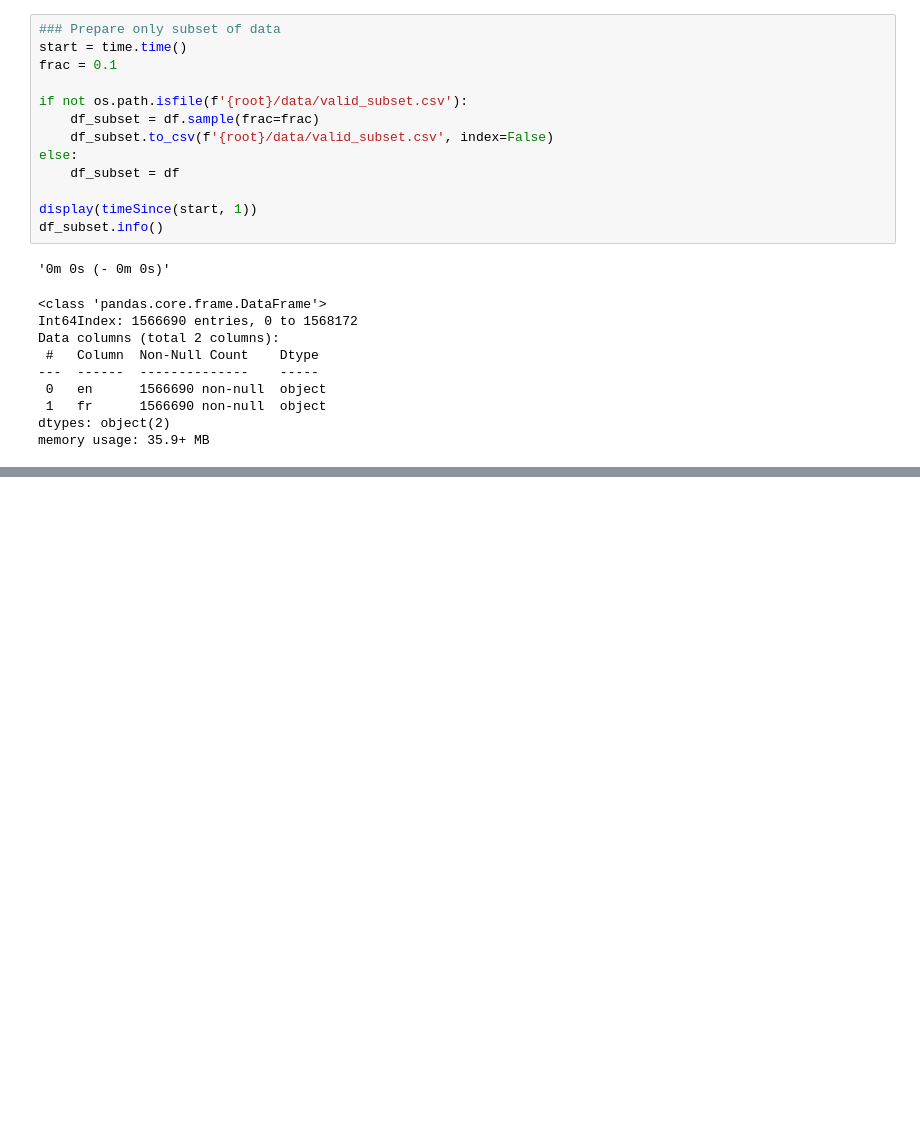
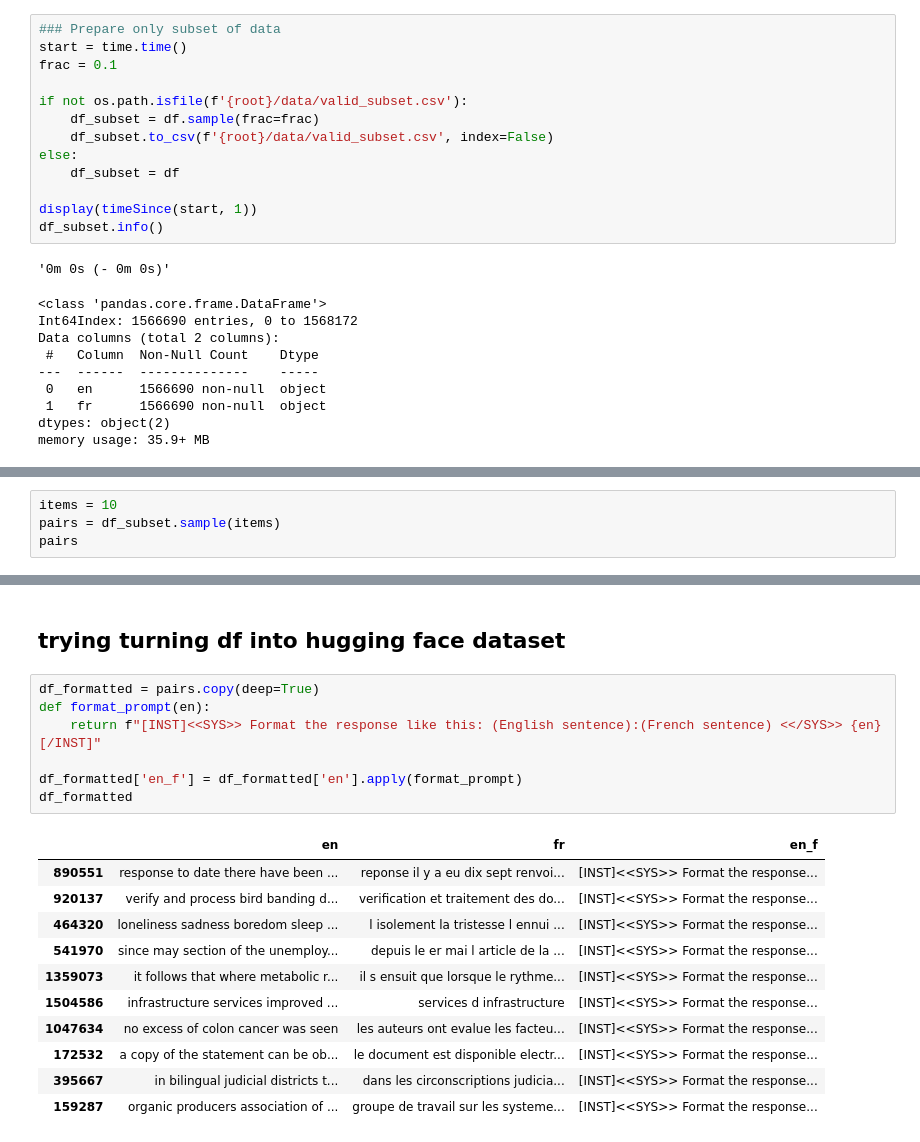
Before and after one commit to mli43/CMU-10701-F23-Project, a Jupyter notebook: Llama_part_2.ipynb, the cells around one changed output, grey strips where cells are left out. Cells and saved outputs as stored; diff of their text form; blank space fills up the shorter version.

Commit message:
added multiple ways to run llama on our dataset

```diff
--- a/Llama_part_2.ipynb
+++ b/Llama_part_2.ipynb
@@ -435,0 +410,4 @@ d
+# %%
+items = 10
+pairs = df_subset.sample(items)
+pairs
@@ -483,0 +607,21 @@ for n in range(len(d)):
+# %% [markdown]
+## trying turning df into hugging face dataset
+# %%
+df_formatted = pairs.copy(deep=True)
+def format_prompt(en):
+    return f"[INST]<<SYS>> Format the response like this: (English sentence):(French sentence) <</SYS>> {en} [/INST]"
+
+df_formatted['en_f'] = df_formatted['en'].apply(format_prompt)
+df_formatted
+# %% [output]
+|  | en | fr | en_f |
+| 890551 | response to date there have been ... | reponse il y a eu dix sept renvoi... | [INST]<<SYS>> Format the response... |
+| 920137 | verify and process bird banding d... | verification et traitement des do... | [INST]<<SYS>> Format the response... |
+| 464320 | loneliness sadness boredom sleep ... | l isolement la tristesse l ennui ... | [INST]<<SYS>> Format the response... |
+| 541970 | since may section of the unemploy... | depuis le er mai l article de la ... | [INST]<<SYS>> Format the response... |
+| 1359073 | it follows that where metabolic r... | il s ensuit que lorsque le rythme... | [INST]<<SYS>> Format the response... |
+| 1504586 | infrastructure services improved ... | services d infrastructure | [INST]<<SYS>> Format the response... |
+| 1047634 | no excess of colon cancer was seen | les auteurs ont evalue les facteu... | [INST]<<SYS>> Format the response... |
+| 172532 | a copy of the statement can be ob... | le document est disponible electr... | [INST]<<SYS>> Format the response... |
+| 395667 | in bilingual judicial districts t... | dans les circonscriptions judicia... | [INST]<<SYS>> Format the response... |
+| 159287 | organic producers association of ... | groupe de travail sur les systeme... | [INST]<<SYS>> Format the response... |
```
Also changed, not shown: parts of 30 cells of this notebook.
